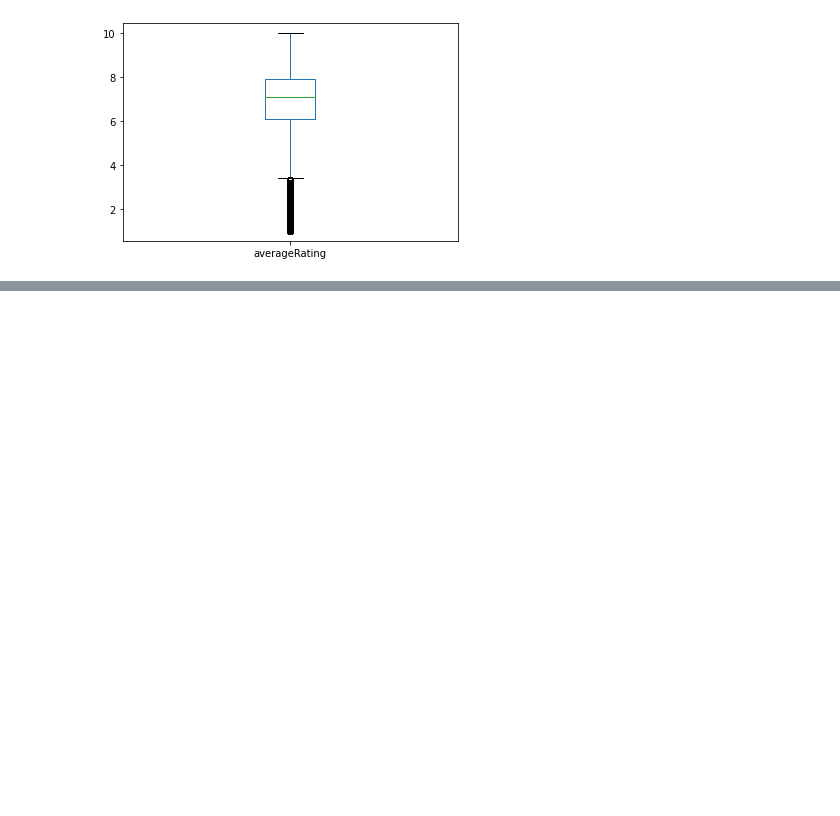
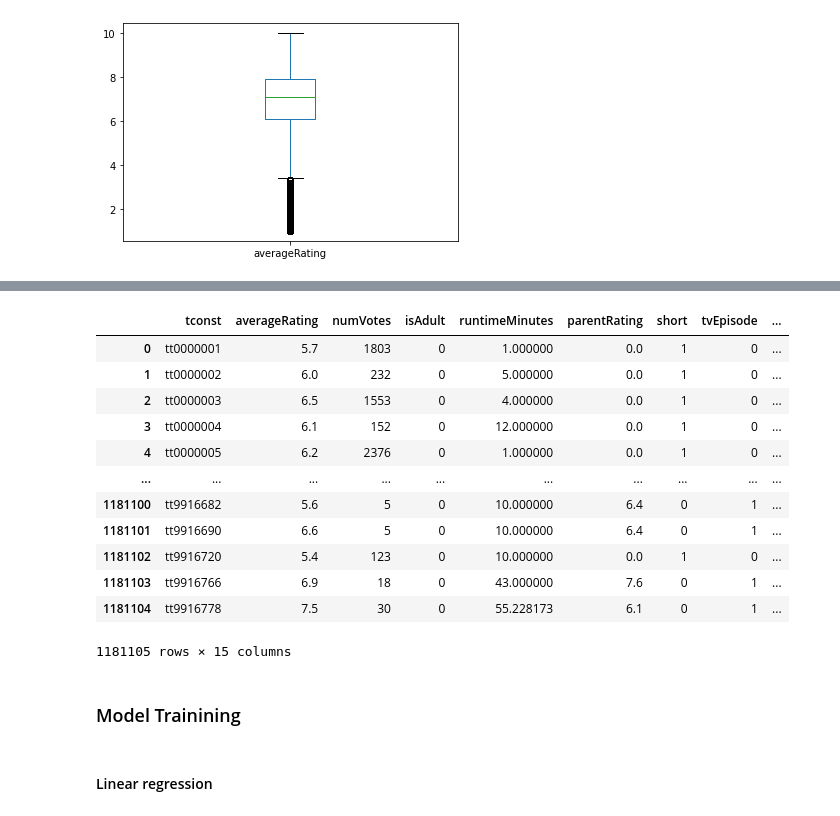
Before and after one commit to shivabansal1046/BITSAssignments, a Jupyter notebook: ML_Assignment_1/Assignment_1_Problem_4.ipynb, the cells around one changed output, grey strips where cells are left out. Drawn from its saved outputs; the diff is of its cells as text; code cells hidden in the pictures; blank space fills up the shorter version.

Commit message:
release 1 models

```diff
--- a/ML_Assignment_1/Assignment_1_Problem_4.ipynb
+++ b/ML_Assignment_1/Assignment_1_Problem_4.ipynb
@@ -457,0 +523,4 @@ title_ratings["averageRating"].plot.box()
+# %%
+df_temp = pd.merge(df_title_episode, ml_inferencing_input, left_on='parentTconst', right_on='tconst')[['tconst_x','averageRating']]
+df_temp.rename(columns = {'averageRating':'parentRating', 'tconst_x': 'tconst'}, inplace = True)
+ml_inferencing_input = pd.merge(ml_inferencing_input, df_temp, how='left', on='tconst')
@@ -457,0 +536,3 @@ title_ratings["averageRating"].plot.box()
+# %%
+ml_inferencing_input = ml_inferencing_input[['tconst', 'averageRating', 'numVotes', 'titleType', 'isAdult', 'runtimeMinutes',
+       'parentRating']]
@@ -457,0 +555,19 @@ title_ratings["averageRating"].plot.box()
+# %%
+df_temp = ml_inferencing_input['runtimeMinutes']
+df_temp = pd.to_numeric(df_temp, errors='coerce')
+ml_inferencing_input['runtimeMinutes'] =  df_temp.fillna(df_temp.mean())
+ml_inferencing_input
+# %% [output]
+|  | tconst | averageRating | numVotes | isAdult | runtimeMinutes | parentRating | short | tvEpisode | ... |
+| 0 | tt0000001 | 5.7 | 1803 | 0 | 1.000000 | 0.0 | 1 | 0 | ... |
+| 1 | tt0000002 | 6.0 | 232 | 0 | 5.000000 | 0.0 | 1 | 0 | ... |
+| 2 | tt0000003 | 6.5 | 1553 | 0 | 4.000000 | 0.0 | 1 | 0 | ... |
+| 3 | tt0000004 | 6.1 | 152 | 0 | 12.000000 | 0.0 | 1 | 0 | ... |
+| 4 | tt0000005 | 6.2 | 2376 | 0 | 1.000000 | 0.0 | 1 | 0 | ... |
+| ... | ... | ... | ... | ... | ... | ... | ... | ... | ... |
+| 1181100 | tt9916682 | 5.6 | 5 | 0 | 10.000000 | 6.4 | 0 | 1 | ... |
+| 1181101 | tt9916690 | 6.6 | 5 | 0 | 10.000000 | 6.4 | 0 | 1 | ... |
+| 1181102 | tt9916720 | 5.4 | 123 | 0 | 10.000000 | 0.0 | 1 | 0 | ... |
+| 1181103 | tt9916766 | 6.9 | 18 | 0 | 43.000000 | 7.6 | 0 | 1 | ... |
+| 1181104 | tt9916778 | 7.5 | 30 | 0 | 55.228173 | 6.1 | 0 | 1 | ... |
+1181105 rows × 15 columns
@@ -457,0 +589,4 @@ title_ratings["averageRating"].plot.box()
+# %% [markdown]
+### Model Trainining
+# %% [markdown]
+#### Linear regression
```
Also changed, not shown: parts of 33 cells of this notebook.
